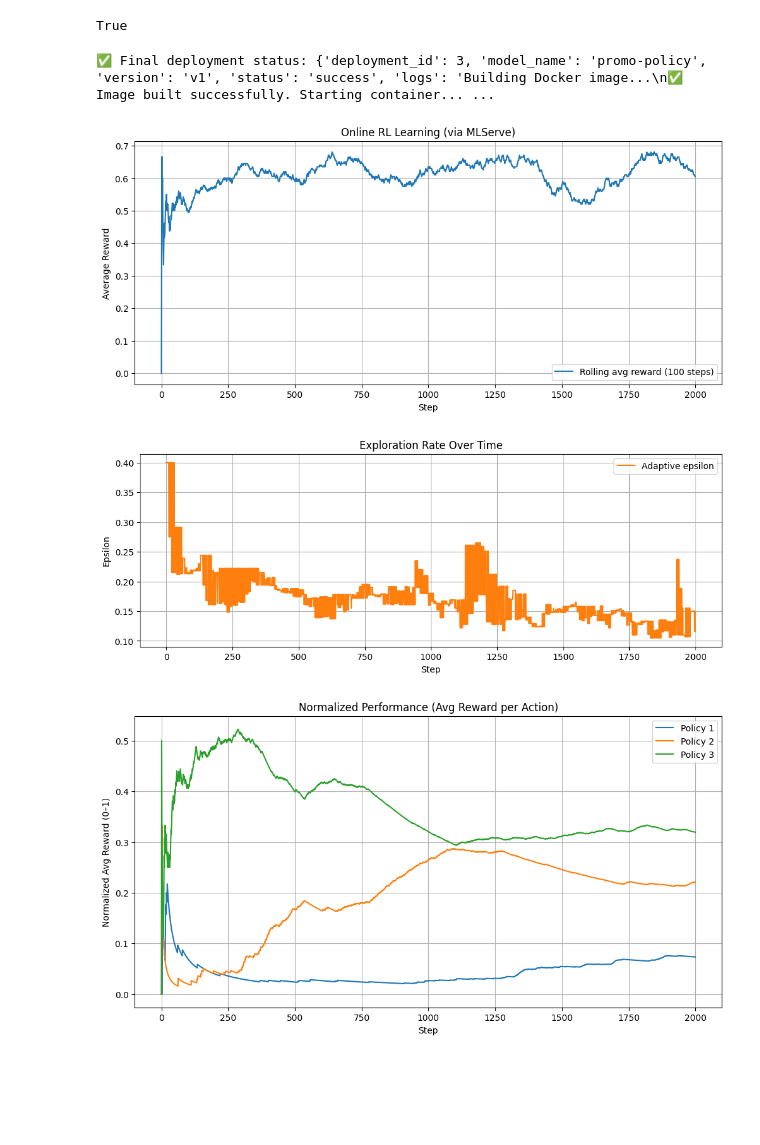
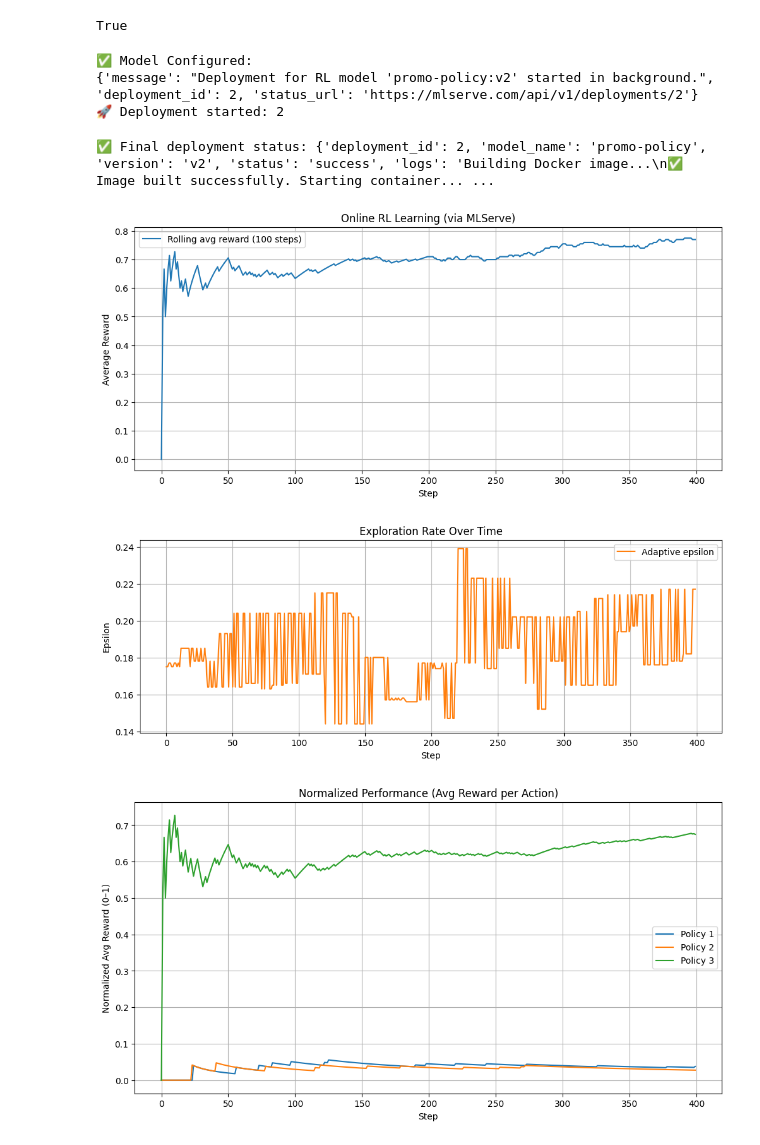
Before and after one commit to nikosga/mlserve.com-notebooks, a Jupyter notebook: notebooks/rl.ipynb, the cells around one changed output. Cells and saved outputs as stored; diff of their text form; code cells hidden in the pictures; blank space fills up the shorter version.

```diff
--- a/notebooks/rl.ipynb
+++ b/notebooks/rl.ipynb
@@ -50,7 +127,7 @@ feature_contract = {
 
 resp = client.configure_online_model(
     name="promo-policy",
-    version="v1",
+    version="v2",
     task_type="policy_next",
     feature_contract=feature_contract
 )
@@ -59,20 +136,25 @@ print(resp)
 
 deployment_id = resp["deployment_id"]
 print("🚀 Deployment started:", deployment_id)
-
-# Step 2️⃣ — Poll until deployment finishes
-final_status = client.wait_for_deployment(deployment_id)
-print("✅ Final deployment status:", final_status)
 # %% [output]
-✅ Final deployment status: {'deployment_id': 3, 'model_name': 'promo-policy', 'version': 'v1', 'status': 'success', 'logs': 'Building Docker image...\n✅ Image built successfully. Starting container... ...
+✅ Model Configured:
+{'message': "Deployment for RL model 'promo-policy:v2' started in background.", 'deployment_id': 2, 'status_url': 'https://mlserve.com/api/v1/deployments/2'}
+🚀 Deployment started: 2
+# %%
+# Step 2️⃣ — Poll until deployment finishes
+final_status = client.wait_for_deployment(deployment_id, poll_interval=10)
+print("✅ Final deployment status:", final_status)
+# %% [output]
+✅ Final deployment status: {'deployment_id': 2, 'model_name': 'promo-policy', 'version': 'v2', 'status': 'success', 'logs': 'Building Docker image...\n✅ Image built successfully. Starting container... ...
+# %%
+model_name = "promo-policy"
+model_version = "v2"
 # %%
 # --- 🔹 Simulation config ---
-model_name = "promo-policy"
-model_version = "v1"
 BATCH_FEEDBACK_SIZE = 10  # number of feedbacks per batch
 
 n_features = 3
-n_steps = 2000
+n_steps = 400
 n_policies = 3
 
 env = MarketingEnvironment(n_features=n_features, n_actions=3)
@@ -180,33 +262,33 @@ for i in range(n_policies):
     plt.plot(normalized_performance[i], label=f"Policy {i+1}")
 plt.title("Normalized Performance (Avg Reward per Action)")
 plt.xlabel("Step")
 plt.ylabel("Normalized Avg Reward (0–1)")
 plt.legend()
 plt.grid(True)
 plt.show()
 
 
 # Policy-level performance
 plt.figure(figsize=(12, 6))
 for i in range(n_policies):
     smoothed = np.convolve(policy_rewards[i], np.ones(window)/window, mode="same")
     plt.plot(smoothed, label=f"Policy {i+1}")
 plt.title("Policy Performance Over Time")
 plt.xlabel("Step")
 plt.ylabel("Rolling Reward")
 plt.legend()
 plt.grid(True)
 plt.show()
 
 # Policy selection frequency
 plt.figure(figsize=(8, 4))
 counts = np.bincount(policy_choices, minlength=n_policies)
 plt.bar(range(n_policies), counts, color=["C0", "C1", "C2"])
 plt.title("Policy Selection Frequency")
 plt.xlabel("Policy ID")
 plt.ylabel("Selections")
 plt.show()
 # %% [output]
-[figure, old version]
+[figure, new version]
-[figure, old version]
+[figure, new version]
-[figure, old version]
+[figure, new version]
```
Also changed, not shown: parts of 11 cells of this notebook, 1 other file.
